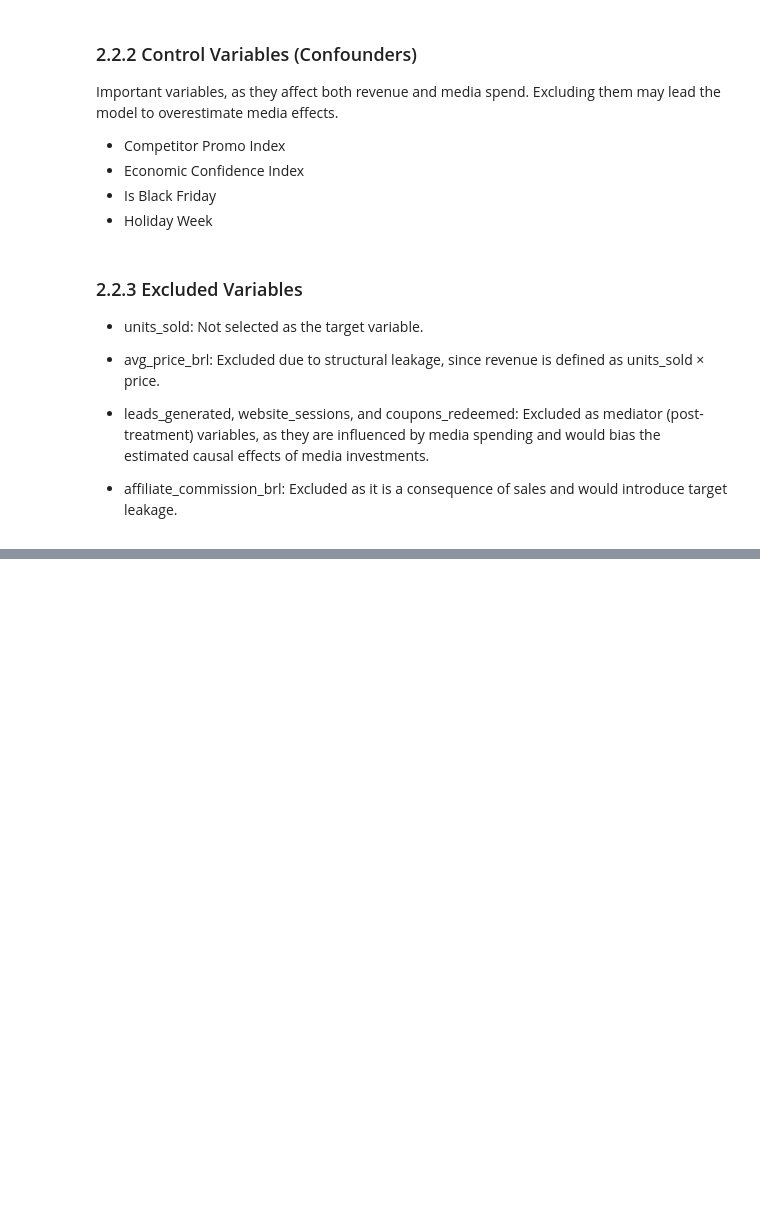
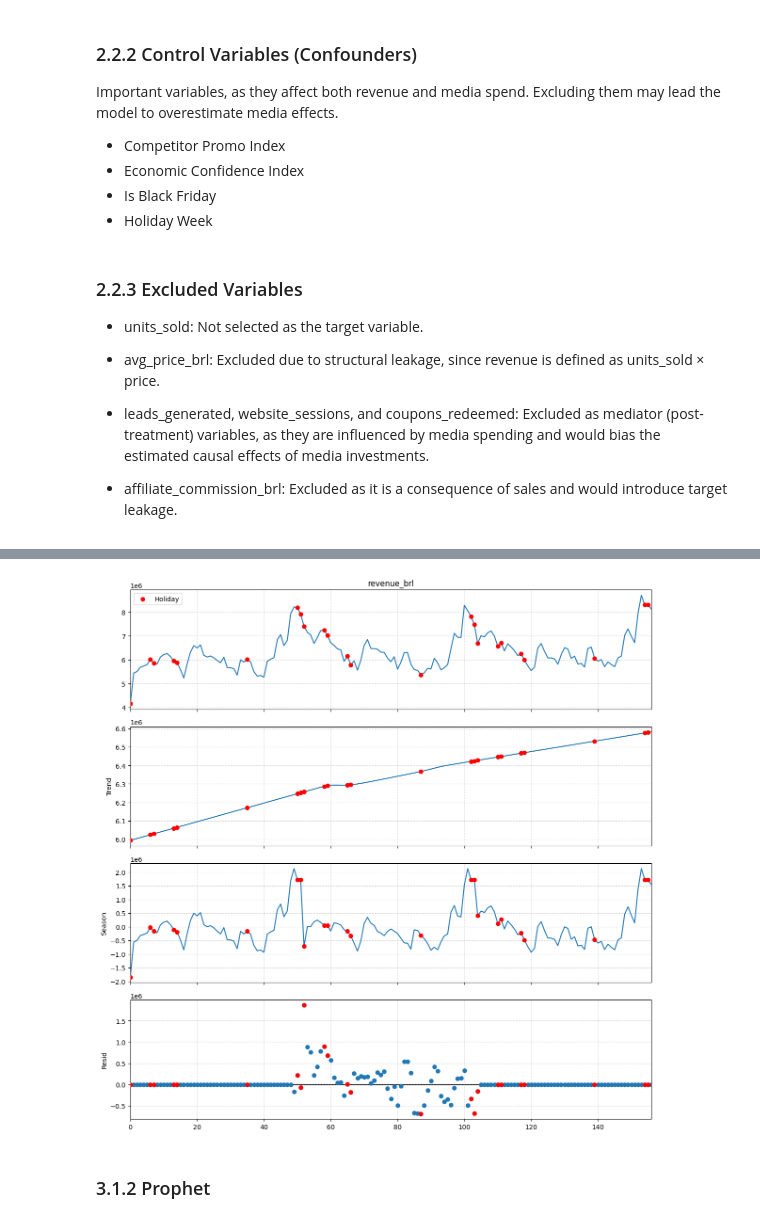
Before and after one commit to TiagoTBarreto/MMM_VAREJO_360, a Jupyter notebook: Case_Tecnico_Uncover_MMM.ipynb, the cells around one changed output, grey strips where cells are left out. Cells and saved outputs as stored; diff of their text form; code cells hidden in the pictures; blank space fills up the shorter version.

```diff
--- a/Case_Tecnico_Uncover_MMM.ipynb
+++ b/Case_Tecnico_Uncover_MMM.ipynb
@@ -158,0 +166,2 @@ Important variables, as they affect both revenue and media spend. Excluding them
+# %%
+df2 = df1.copy()
@@ -158,0 +177,41 @@ Important variables, as they affect both revenue and media spend. Excluding them
+# %%
+df_ts = df2.copy()
+
+stl = STL(df_ts["revenue_brl"], period=52, robust=True)
+stl_result = stl.fit()
+
+fig = stl_result.plot()
+fig.set_size_inches(12, 12)
+
+componentes = [
+    stl_result.observed,
+    stl_result.trend,
+    stl_result.seasonal,
+    stl_result.resid
+]
+
+mask_holidays = df_ts["holiday_week"] == 1
+
+for i, ax in enumerate(fig.get_axes()):
+    x_holidays = df_ts.index[mask_holidays]
+    y_holidays = componentes[i][mask_holidays]
+
+    ax.scatter(
+        x_holidays,
+        y_holidays,
+        color='red',
+        s=35,
+        zorder=5,
+        label='Holiday' if i == 0 else ""
+    )
+
+    ax.grid(True, linestyle='--', alpha=0.5)
+    if i == 0:
+        ax.legend(loc='upper left')
+
+plt.tight_layout()
+plt.show()
+# %% [output]
+[figure, added]
+# %% [markdown]
+### 3.1.2 Prophet
```
Also changed, not shown: parts of 9 cells of this notebook.
